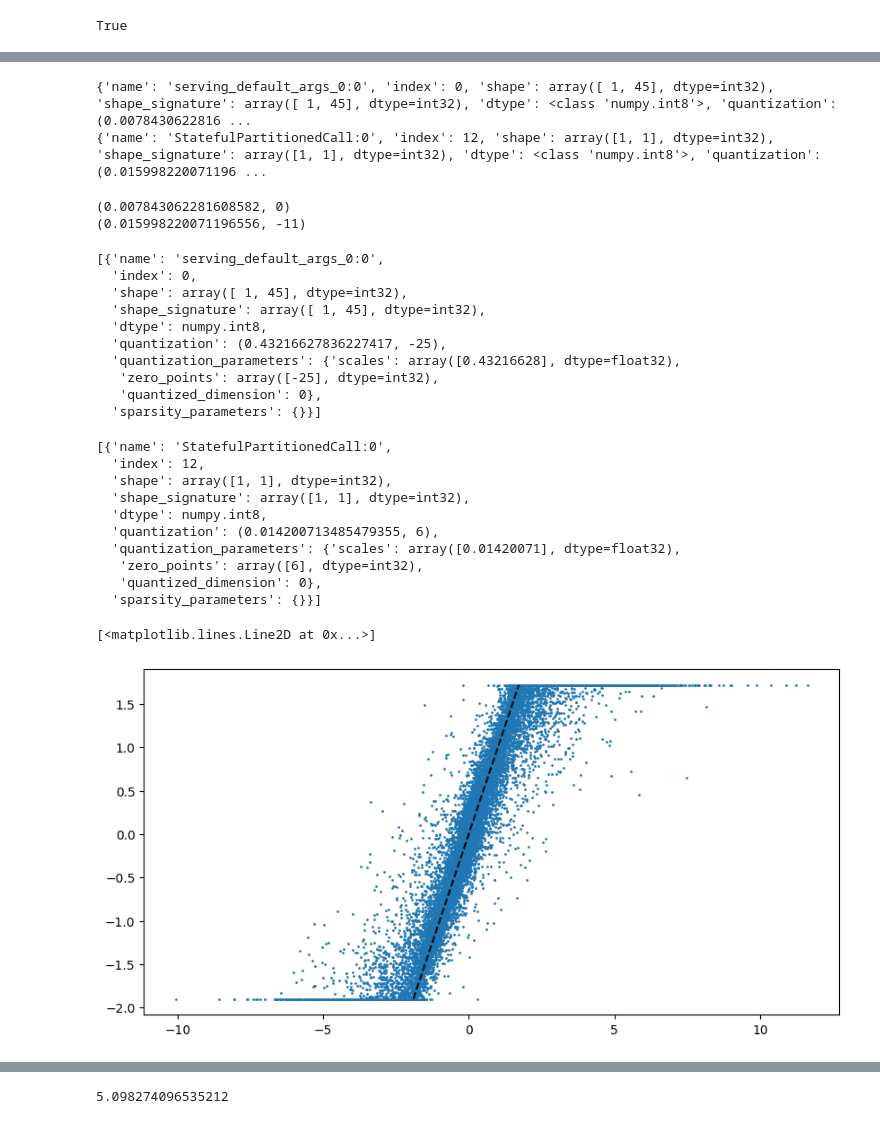
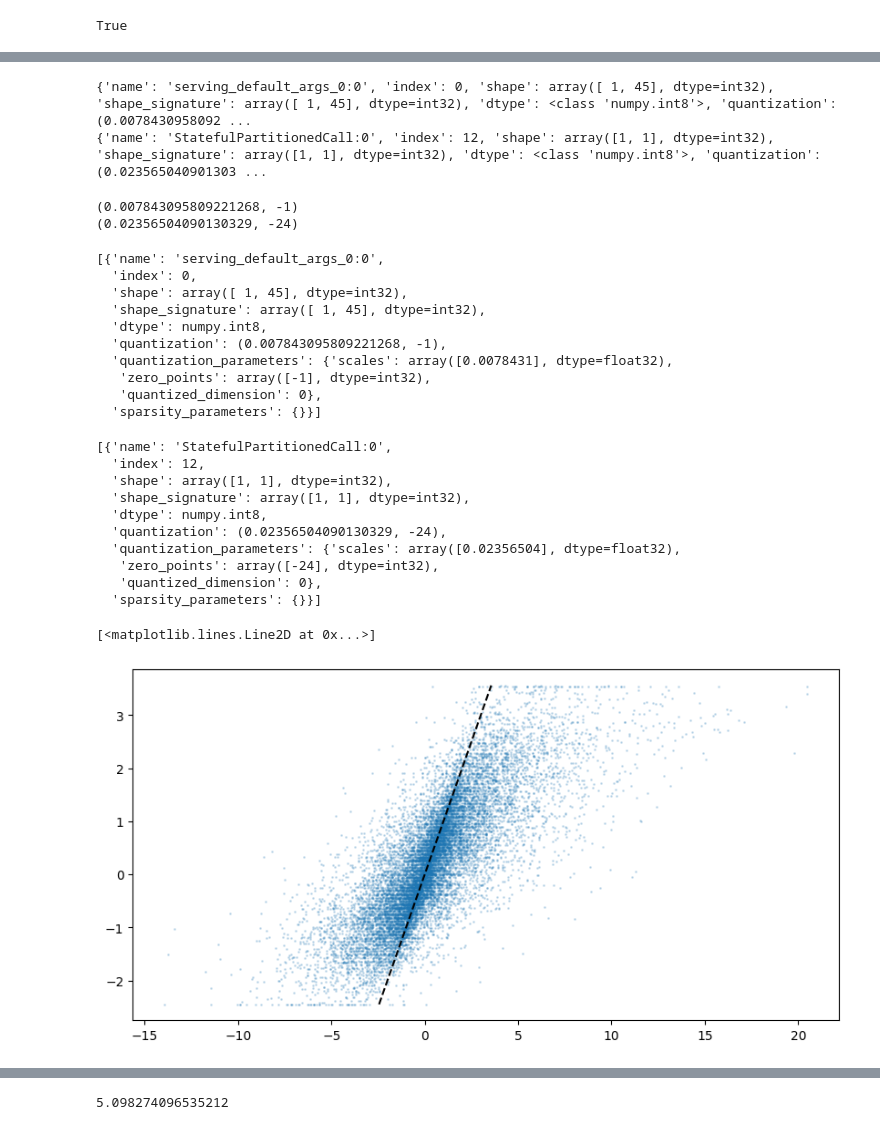
Before and after one commit to NovelMobileRobotsLab/rock, a Jupyter notebook: embedded/rock2_fw/trained_models/to_tflite.ipynb, the cells around one changed output, grey strips where cells are left out. Saved outputs shown, nothing was run; the diff lists cells and outputs as text; code cells hidden in the pictures.

```diff
--- a/embedded/rock2_fw/trained_models/to_tflite.ipynb
+++ b/embedded/rock2_fw/trained_models/to_tflite.ipynb
@@ -157,7 +157,7 @@ model = ActorCritic(
     init_noise_std=0,
     noise_std_type="scalar",
 )
-checkpoint = torch.load("2025-04-11_12-56-38_500.pt", map_location=torch.device("cpu"), weights_only=True)  # Adjust path
+checkpoint = torch.load("2025-04-12_22-55-41_1000.pt", map_location=torch.device("cpu"), weights_only=True)  # Adjust path
 model.load_state_dict(checkpoint["model_state_dict"])
 # model.eval()
 # model.std  = nn.Parameter(0 * torch.ones(1))
@@ -367,14 +366,14 @@ for input_detail in input_details:
 for output_detail in output_details:
     print(output_detail)
 # %% [output]
-{'name': 'serving_default_args_0:0', 'index': 0, 'shape': array([ 1, 45], dtype=int32), 'shape_signature': array([ 1, 45], dtype=int32), 'dtype': <class 'numpy.int8'>, 'quantization': (0.0078430622816 ...
-{'name': 'StatefulPartitionedCall:0', 'index': 12, 'shape': array([1, 1], dtype=int32), 'shape_signature': array([1, 1], dtype=int32), 'dtype': <class 'numpy.int8'>, 'quantization': (0.015998220071196 ...
+{'name': 'serving_default_args_0:0', 'index': 0, 'shape': array([ 1, 45], dtype=int32), 'shape_signature': array([ 1, 45], dtype=int32), 'dtype': <class 'numpy.int8'>, 'quantization': (0.0078430958092 ...
+{'name': 'StatefulPartitionedCall:0', 'index': 12, 'shape': array([1, 1], dtype=int32), 'shape_signature': array([1, 1], dtype=int32), 'dtype': <class 'numpy.int8'>, 'quantization': (0.023565040901303 ...
 # %%
 print(input_details[0]['quantization'])
 print(output_details[0]['quantization'])
 # %% [output]
-(0.007843062281608582, 0)
-(0.015998220071196556, -11)
+(0.007843095809221268, -1)
+(0.02356504090130329, -24)
 # %%
 import os
 import json
@@ -445,9 +444,9 @@ display(input_details,output_details)
   'shape': array([ 1, 45], dtype=int32),
   'shape_signature': array([ 1, 45], dtype=int32),
   'dtype': numpy.int8,
-  'quantization': (0.43216627836227417, -25),
-  'quantization_parameters': {'scales': array([0.43216628], dtype=float32),
-   'zero_points': array([-25], dtype=int32),
+  'quantization': (0.007843095809221268, -1),
+  'quantization_parameters': {'scales': array([0.0078431], dtype=float32),
+   'zero_points': array([-1], dtype=int32),
    'quantized_dimension': 0},
   'sparsity_parameters': {}}]
 [{'name': 'StatefulPartitionedCall:0',
@@ -455,40 +454,40 @@ display(input_details,output_details)
   'shape': array([1, 1], dtype=int32),
   'shape_signature': array([1, 1], dtype=int32),
   'dtype': numpy.int8,
-  'quantization': (0.014200713485479355, 6),
-  'quantization_parameters': {'scales': array([0.01420071], dtype=float32),
-   'zero_points': array([6], dtype=int32),
+  'quantization': (0.02356504090130329, -24),
+  'quantization_parameters': {'scales': array([0.02356504], dtype=float32),
+   'zero_points': array([-24], dtype=int32),
    'quantized_dimension': 0},
   'sparsity_parameters': {}}]
 # %%
 models = []
 outputs = []
 for test_scale in np.linspace(-3, 3, 20):
     for test_rand in range(1000):
         # input_float = test_scale*np.ones((1,INPUT_SIZE), dtype=np.float32)
         input_float = test_scale*np.random.randn(1,INPUT_SIZE).astype(np.float32)
 
         output_model = model.act_inference(torch.tensor(input_float))
         models.append(float(output_model.flatten()[0]))
 
         input_scale = input_details[0]['quantization_parameters']['scales'][0]
         input_zero_point = input_details[0]['quantization_parameters']['zero_points'][0]
         input_quantized = np.clip(np.round(input_float / input_scale + input_zero_point), -128, 127).astype(np.int8)
         interpreter.set_tensor(input_details[0]['index'], input_quantized.reshape((1,INPUT_SIZE)))
         interpreter.invoke()
         output_data = interpreter.get_tensor(output_details[0]['index'])
         output_scale = output_details[0]['quantization_parameters']['scales'][0]
         output_zero_point = output_details[0]['quantization_parameters']['zero_points'][0]
         output_data_float = (output_data.astype(np.float32) - output_zero_point) * output_scale
         outputs.append(output_data_float.flatten()[0])
 
     # print(float(output_model.flatten()[0]), output_data_float.flatten()[0])
 plt.figure(figsize=(10, 5))
-plt.scatter(models, outputs, s=1)
+plt.scatter(models, outputs, s=1, alpha=0.2)
 plt.plot(np.linspace(min(outputs), max(outputs), 100), np.linspace(min(outputs), max(outputs), 100), 'k--')
 # %% [output]
 [<matplotlib.lines.Line2D at 0x...>]
-[figure, old version]
+[figure, new version]
 # %%
 # test quantized model
 num_test_points = 10000
```
Also changed, not shown: parts of 11 cells of this notebook, 25 other files.
